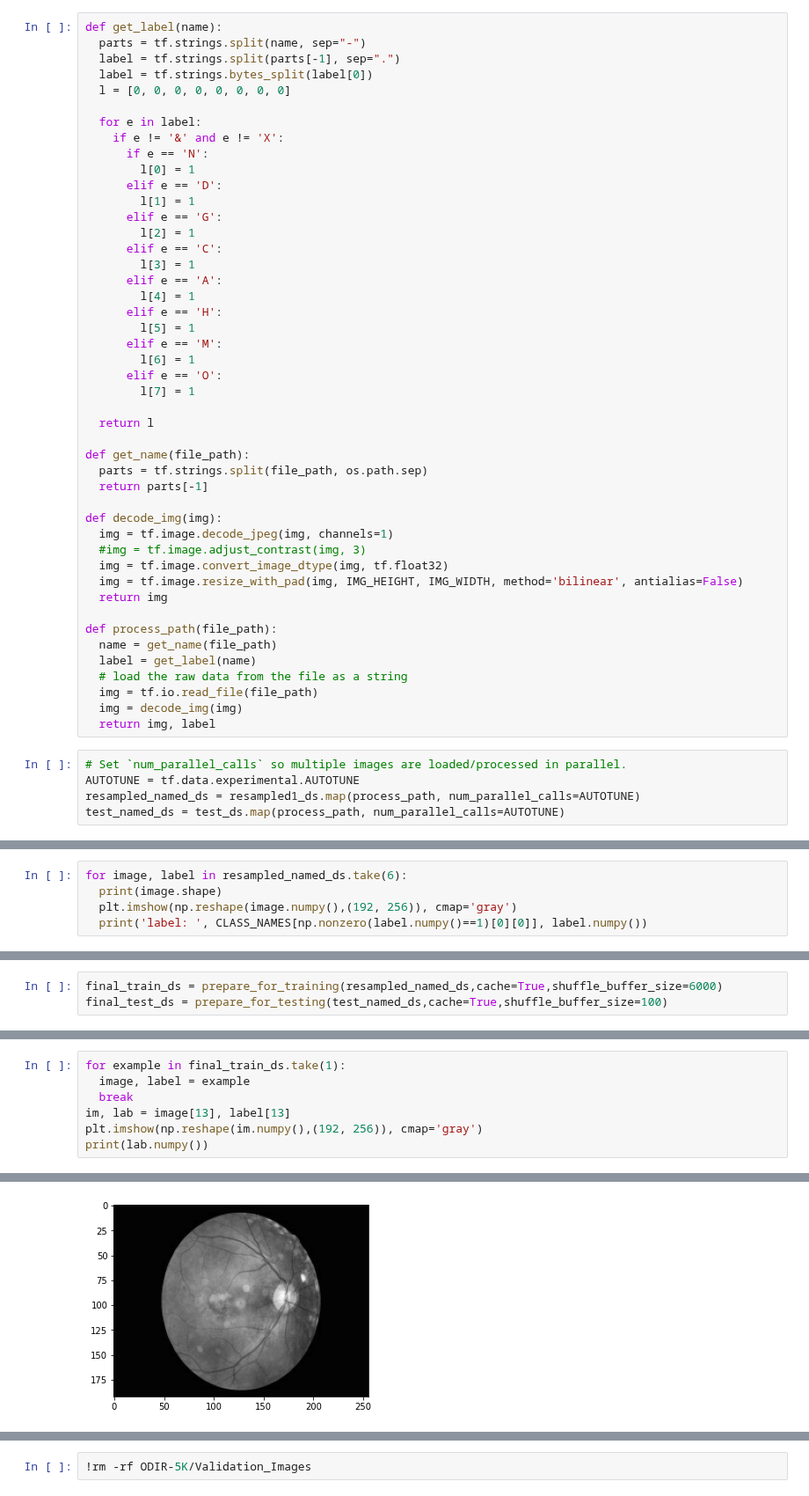
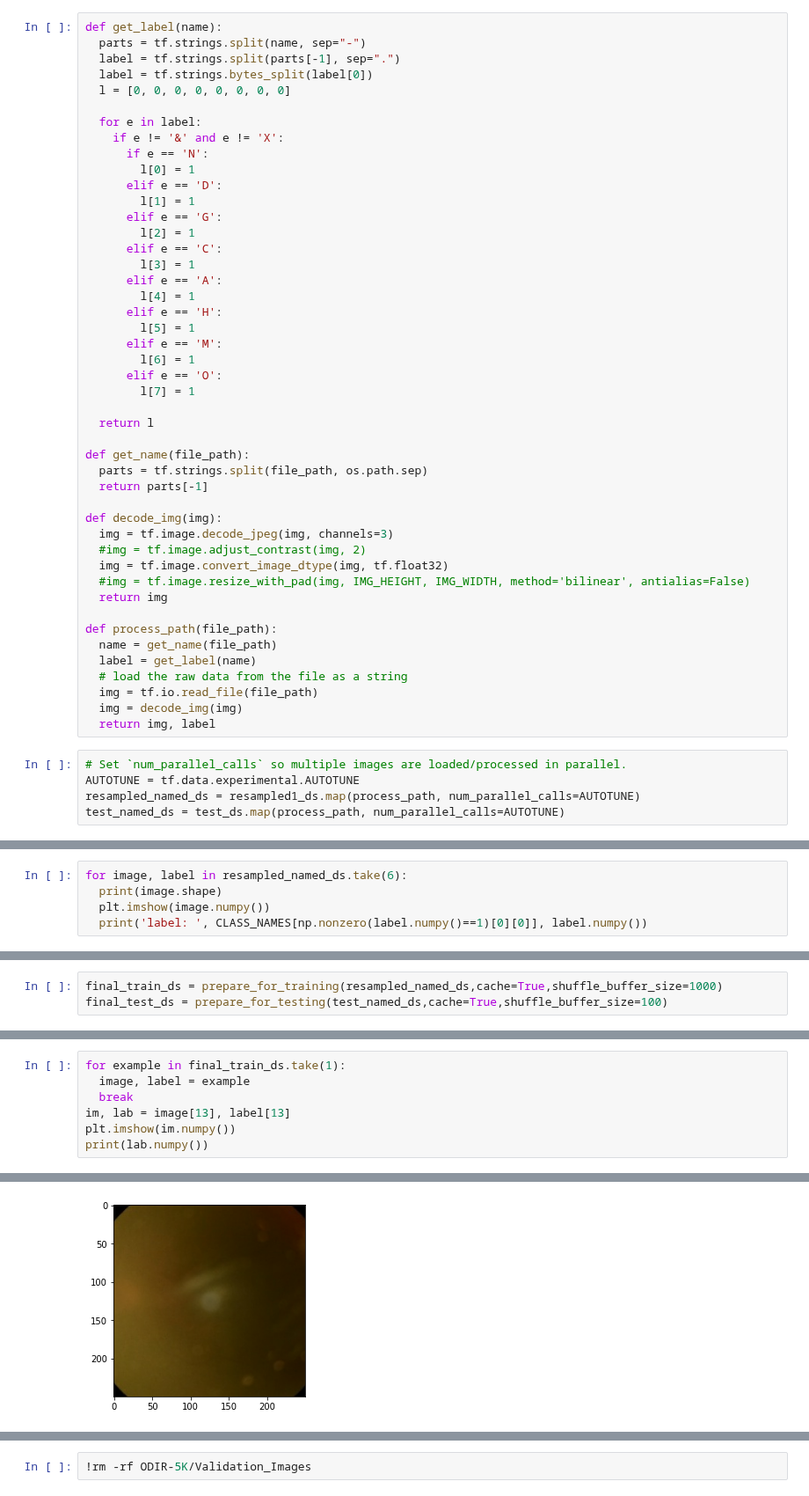
Before and after one commit to GrzegorzMeller/AlgorithmsForMassiveData, a Jupyter notebook: OCULAR_DISEASE_RECOGNITION.ipynb, the cells around one changed output, grey strips where cells are left out. Shown at 88% size. Drawn from its saved outputs; the diff is of its cells as text.

Commit message:
added colors for cnn training

```diff
--- a/OCULAR_DISEASE_RECOGNITION.ipynb
+++ b/OCULAR_DISEASE_RECOGNITION.ipynb
@@ -110,10 +94,10 @@ def get_name(file_path):
   return parts[-1]
 
 def decode_img(img):
-  img = tf.image.decode_jpeg(img, channels=1)
-  #img = tf.image.adjust_contrast(img, 3)
+  img = tf.image.decode_jpeg(img, channels=3)
+  #img = tf.image.adjust_contrast(img, 2)
   img = tf.image.convert_image_dtype(img, tf.float32)
-  img = tf.image.resize_with_pad(img, IMG_HEIGHT, IMG_WIDTH, method='bilinear', antialias=False)
+  #img = tf.image.resize_with_pad(img, IMG_HEIGHT, IMG_WIDTH, method='bilinear', antialias=False)
   return img
 
 def process_path(file_path):
@@ -131,6 +125,6 @@ test_named_ds = test_ds.map(process_path, num_parallel_calls=AUTOTUNE)
 # %%
 for image, label in resampled_named_ds.take(6):
   print(image.shape)
-  plt.imshow(np.reshape(image.numpy(),(192, 256)), cmap='gray')
+  plt.imshow(image.numpy())
   print('label: ', CLASS_NAMES[np.nonzero(label.numpy()==1)[0][0]], label.numpy())
 # %% [output]
@@ -176,5 +170,5 @@ def prepare_for_testing(ds, cache=True, shuffle_buffer_size=1000):
 
   return ds
 # %%
-final_train_ds = prepare_for_training(resampled_named_ds,cache=True,shuffle_buffer_size=6000)
+final_train_ds = prepare_for_training(resampled_named_ds,cache=True,shuffle_buffer_size=1000)
 final_test_ds = prepare_for_testing(test_named_ds,cache=True,shuffle_buffer_size=100)
@@ -183,6 +187,6 @@ for example in final_train_ds.take(1):
   image, label = example
   break
 im, lab = image[13], label[13]
-plt.imshow(np.reshape(im.numpy(),(192, 256)), cmap='gray')
+plt.imshow(im.numpy())
 print(lab.numpy())
 # %% [output]
@@ -190,4 +194,4 @@ print(lab.numpy())
-[figure, old version]
+[figure, new version]
 # %%
 model_cnn = tf.keras.Sequential([
 
```
Also changed, not shown: parts of 15 cells of this notebook.
